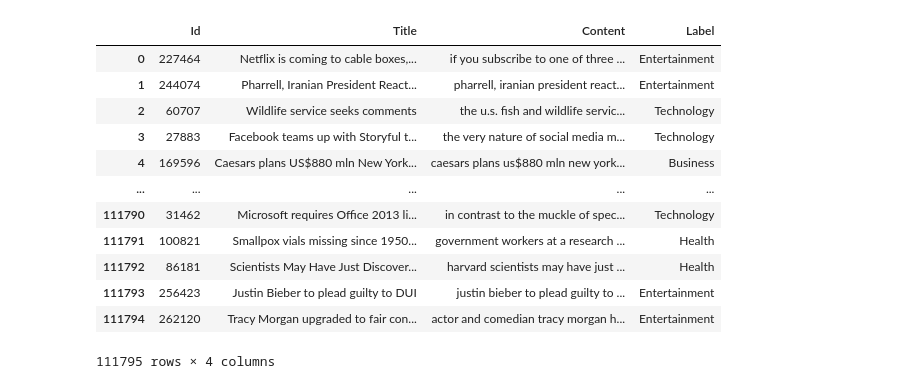
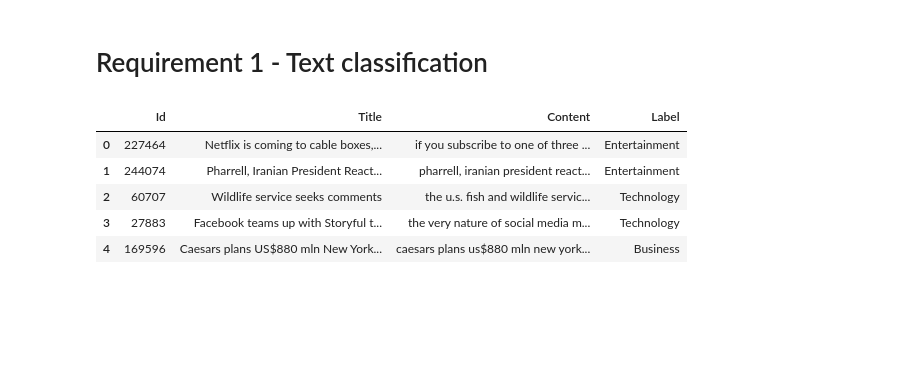
Before and after one commit to ippokratoys/big-data-analytics, a Jupyter notebook: question_1_a.ipynb, the cells around one changed output. Drawn from its saved outputs; the diff is of its cells as text; code cells hidden in the pictures; blank space fills up the shorter version.

```diff
--- a/question_1_a.ipynb
+++ b/question_1_a.ipynb
@@ -7,19 +1,2 @@ data = pd.read_csv('datasets/q1/train.csv')
-# %%
-COLUMNS = dict(id='Id', title='Title', content='Content', label='Label')
-
-LABELS = ['Entertainment', 'Technology', 'Business', 'Health']
-data
-# %% [output]
-|  | Id | Title | Content | Label |
-| 0 | 227464 | Netflix is coming to cable boxes,... | if you subscribe to one of three ... | Entertainment |
-| 1 | 244074 | Pharrell, Iranian President React... | pharrell, iranian president react... | Entertainment |
-| 2 | 60707 | Wildlife service seeks comments | the u.s. fish and wildlife servic... | Technology |
-| 3 | 27883 | Facebook teams up with Storyful t... | the very nature of social media m... | Technology |
-| 4 | 169596 | Caesars plans US$880 mln New York... | caesars plans us$880 mln new york... | Business |
-| ... | ... | ... | ... | ... |
-| 111790 | 31462 | Microsoft requires Office 2013 li... | in contrast to the muckle of spec... | Technology |
-| 111791 | 100821 | Smallpox vials missing since 1950... | government workers at a research ... | Health |
-| 111792 | 86181 | Scientists May Have Just Discover... | harvard scientists may have just ... | Health |
-| 111793 | 256423 | Justin Bieber to plead guilty to DUI | justin bieber to plead guilty to ... | Entertainment |
-| 111794 | 262120 | Tracy Morgan upgraded to fair con... | actor and comedian tracy morgan h... | Entertainment |
-111795 rows × 4 columns
+# %% [markdown]
+# Requirement 1 - Text classification
@@ -25,0 +18,9 @@ data
+# %%
+df.head()
+# %% [output]
+|  | Id | Title | Content | Label |
+| 0 | 227464 | Netflix is coming to cable boxes,... | if you subscribe to one of three ... | Entertainment |
+| 1 | 244074 | Pharrell, Iranian President React... | pharrell, iranian president react... | Entertainment |
+| 2 | 60707 | Wildlife service seeks comments | the u.s. fish and wildlife servic... | Technology |
+| 3 | 27883 | Facebook teams up with Storyful t... | the very nature of social media m... | Technology |
+| 4 | 169596 | Caesars plans US$880 mln New York... | caesars plans us$880 mln new york... | Business |
```
Also changed, not shown: parts of 47 cells of this notebook.
